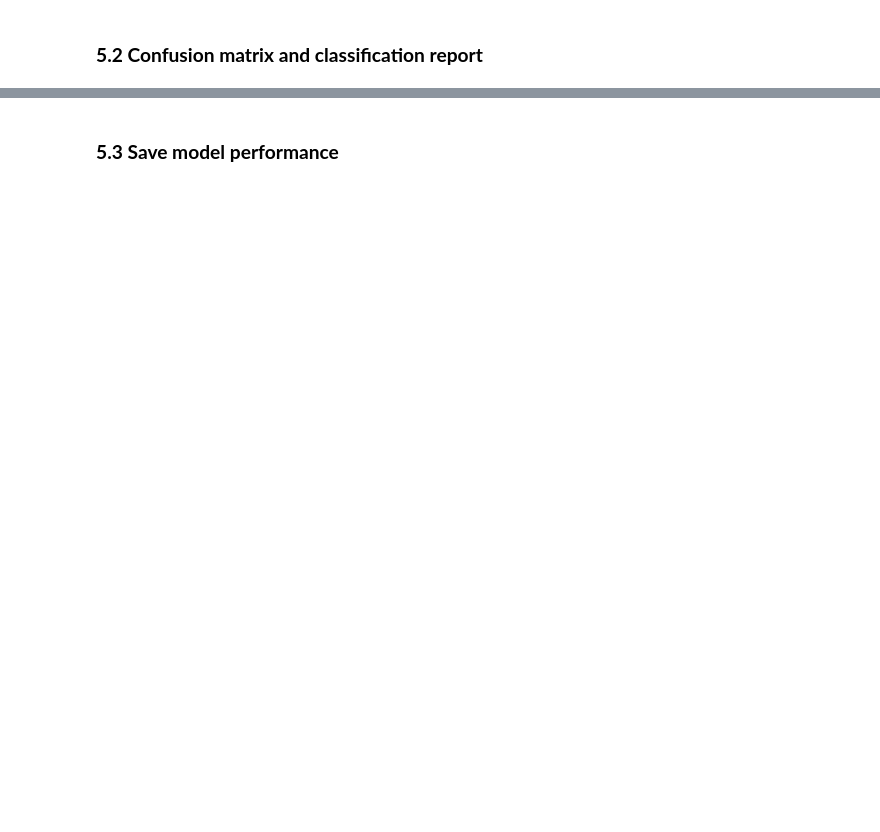
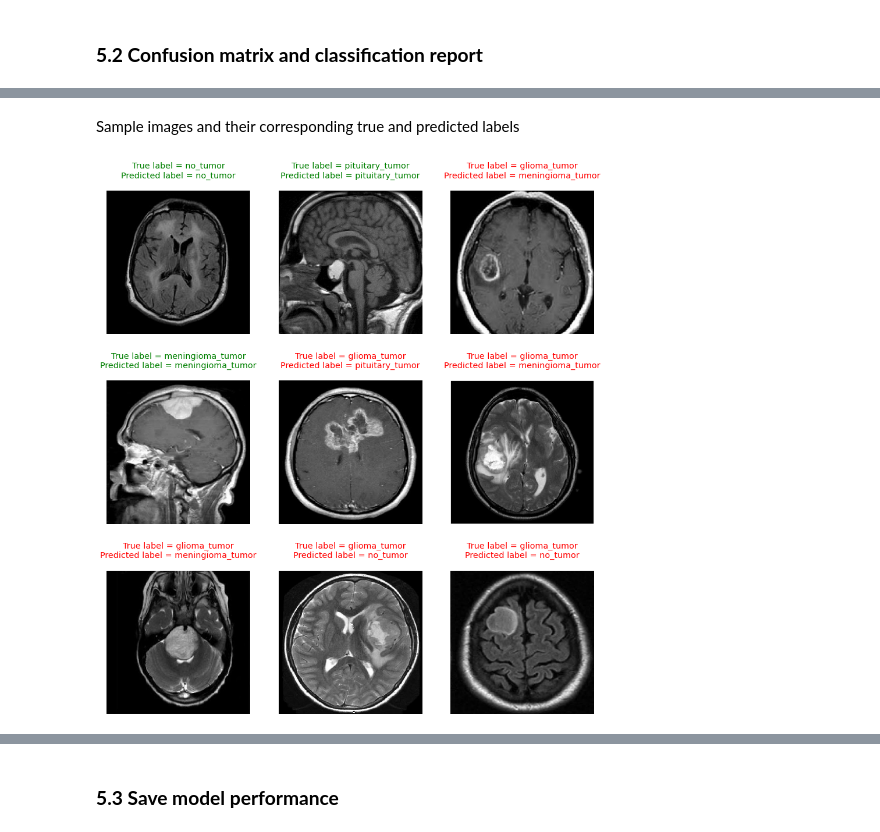
Before and after one commit to szelinghsu/BrainTumor, a Jupyter notebook: notebooks/brain_tumor_transfer_learning_EfficientNetB1.ipynb, the cells around one changed output, grey strips where cells are left out. Cells and saved outputs as stored; diff of their text form; code cells hidden in the pictures; blank space fills up the shorter version.

```diff
--- a/notebooks/brain_tumor_transfer_learning_EfficientNetB1.ipynb
+++ b/notebooks/brain_tumor_transfer_learning_EfficientNetB1.ipynb
@@ -419,3 +386,31 @@ True labels =  [2. 0. 3. 1. 0. 1. 3. 0. 2. 1.]
+# %% [markdown]
+Sample images and their corresponding true and predicted labels
+# %%
+class_names = ['glioma_tumor', 'meningioma_tumor', 'no_tumor', 'pituitary_tumor']
+
+sample_img, sample_true_labels = next(test_data)
+sample_predictions = np.argmax(model.predict(sample_img), axis=-1)
+
+plt.figure(figsize=(15,17))
+for i in range(9):
+    plt.subplot(3, 3, i+1)
+    plt.axis('off')
+    plt.grid(False)
+
+    sample = array_to_img(sample_img[i])
+    plt.imshow(sample)
+
+    true_class_name = class_names[int(sample_true_labels[i])]
+    predicted_class_name = class_names[sample_predictions[i]]
+
+    title_color = 'red'
+    if predicted_class_name == true_class_name:
+        title_color = 'green'
+
+    plt.title("True label = {}\nPredicted label = {}\n".format(true_class_name, predicted_class_name), color=title_color)
+plt.show()
+# %% [output]
+[figure, added]
 # %%
 # Confusion matrix
 cm = tf.math.confusion_matrix(true_labels, predictions)
```
Also changed, not shown: parts of 29 cells of this notebook.
